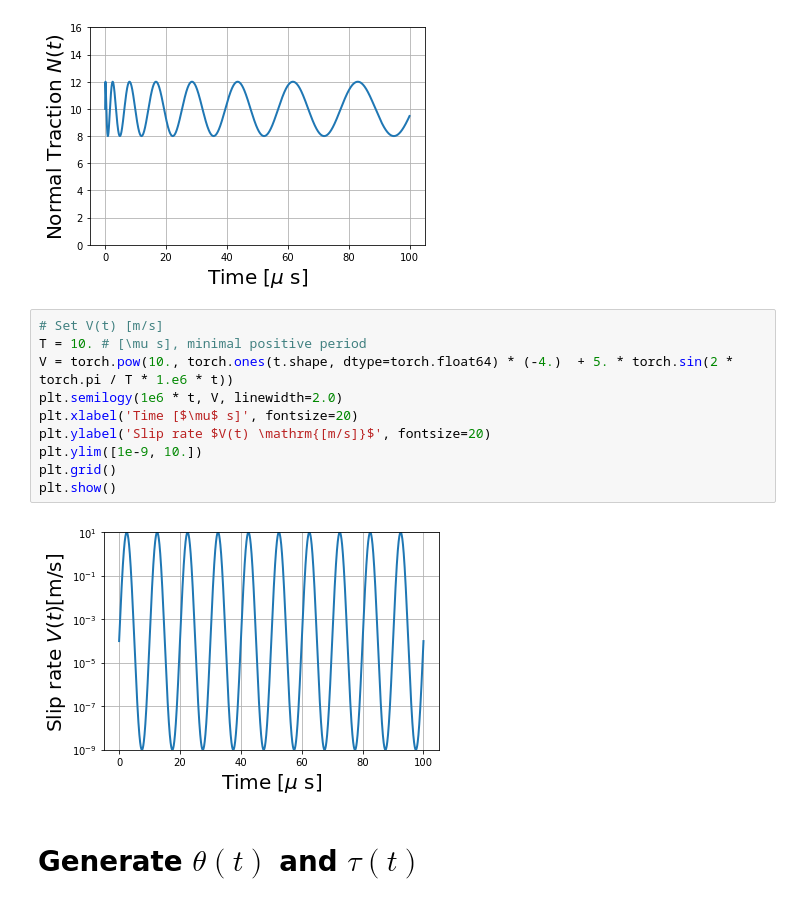
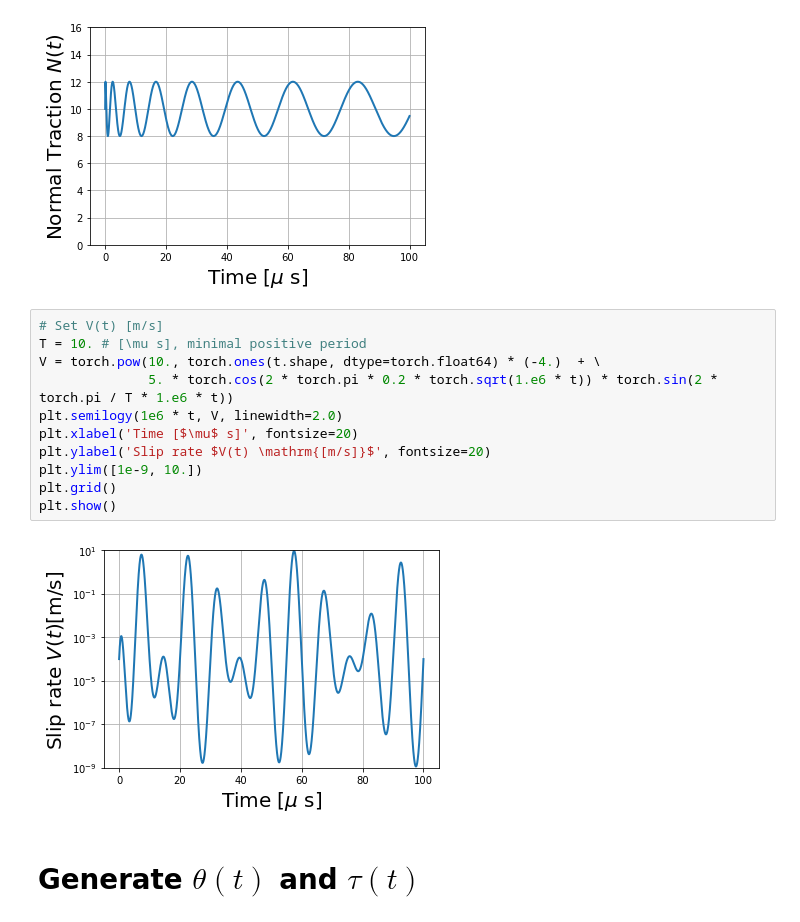
Before and after one commit to Shengduo/RateStateFrictionTraining, a Jupyter notebook: Trial.ipynb, the cells around one changed output. Drawn from its saved outputs; the diff is of its cells as text.

```diff
--- a/Trial.ipynb
+++ b/Trial.ipynb
@@ -136,15 +136,16 @@ plt.show()
 # %%
 # Set V(t) [m/s]
 T = 10. # [\mu s], minimal positive period
-V = torch.pow(10., torch.ones(t.shape, dtype=torch.float64) * (-4.)  + 5. * torch.sin(2 * torch.pi / T * 1.e6 * t))
+V = torch.pow(10., torch.ones(t.shape, dtype=torch.float64) * (-4.)  + \
+              5. * torch.cos(2 * torch.pi * 0.2 * torch.sqrt(1.e6 * t)) * torch.sin(2 * torch.pi / T * 1.e6 * t))
 plt.semilogy(1e6 * t, V, linewidth=2.0)
 plt.xlabel('Time [$\mu$ s]', fontsize=20)
 plt.ylabel('Slip rate $V(t) \mathrm{[m/s]}$', fontsize=20)
 plt.ylim([1e-9, 10.])
 plt.grid()
 plt.show()
 # %% [output]
-[figure, old version]
+[figure, new version]
 # %% [markdown]
 # Generate $\theta(t)$ and $\tau(t)$
 # %%
```
Also changed, not shown: parts of 8 cells of this notebook.
